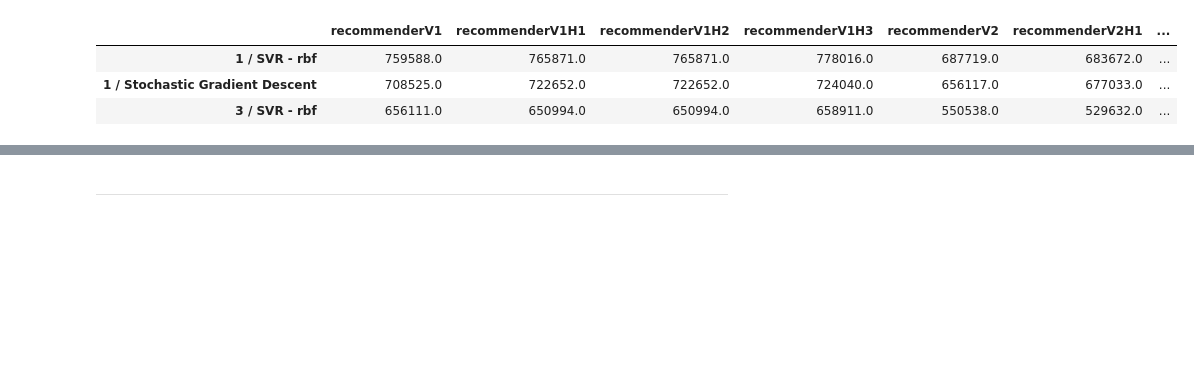
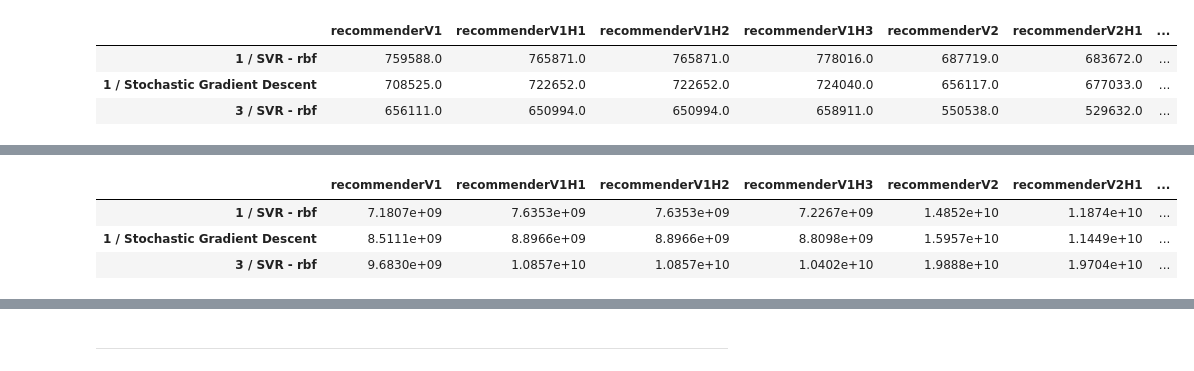
Before and after one commit to Sheypex/ba_proto, a Jupyter notebook: py/test.ipynb, the cells around one changed output, grey strips where cells are left out. Saved outputs shown, nothing was run; the diff lists cells and outputs as text; code cells hidden in the pictures; blank space fills up the shorter version.

```diff
--- a/py/test.ipynb
+++ b/py/test.ipynb
@@ -674,0 +746,7 @@ plt.show()
+# %%
+cvRegModelMethodDiffsDF
+# %% [output]
+|  | recommenderV1 | recommenderV1H1 | recommenderV1H2 | recommenderV1H3 | recommenderV2 | recommenderV2H1 | ... |
+| 1 / SVR - rbf | 7.1807e+09 | 7.6353e+09 | 7.6353e+09 | 7.2267e+09 | 1.4852e+10 | 1.1874e+10 | ... |
+| 1 / Stochastic Gradient Descent | 8.5111e+09 | 8.8966e+09 | 8.8966e+09 | 8.8098e+09 | 1.5957e+10 | 1.1449e+10 | ... |
+| 3 / SVR - rbf | 9.6830e+09 | 1.0857e+10 | 1.0857e+10 | 1.0402e+10 | 1.9888e+10 | 1.9704e+10 | ... |
```
Also changed, not shown: parts of 19 cells of this notebook, 39 other files.
